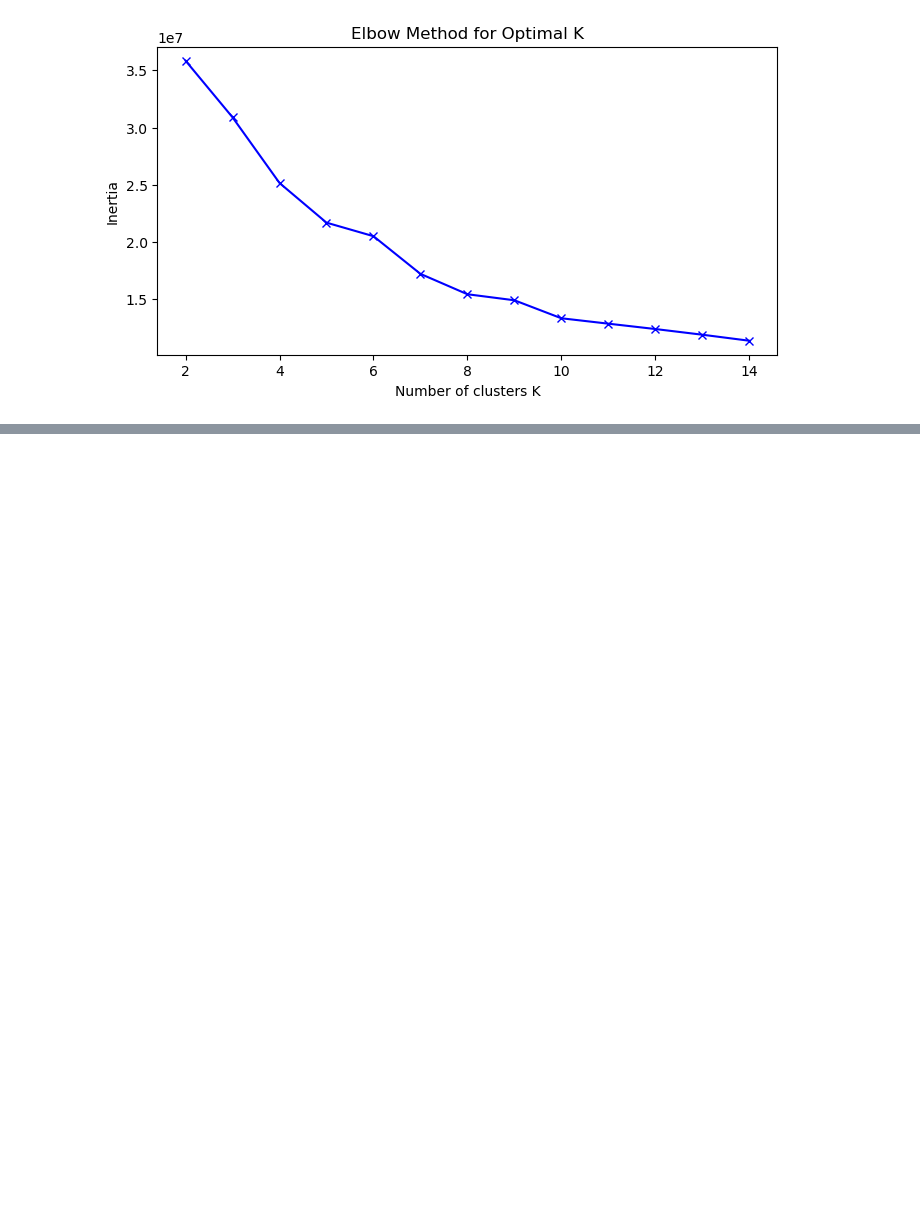
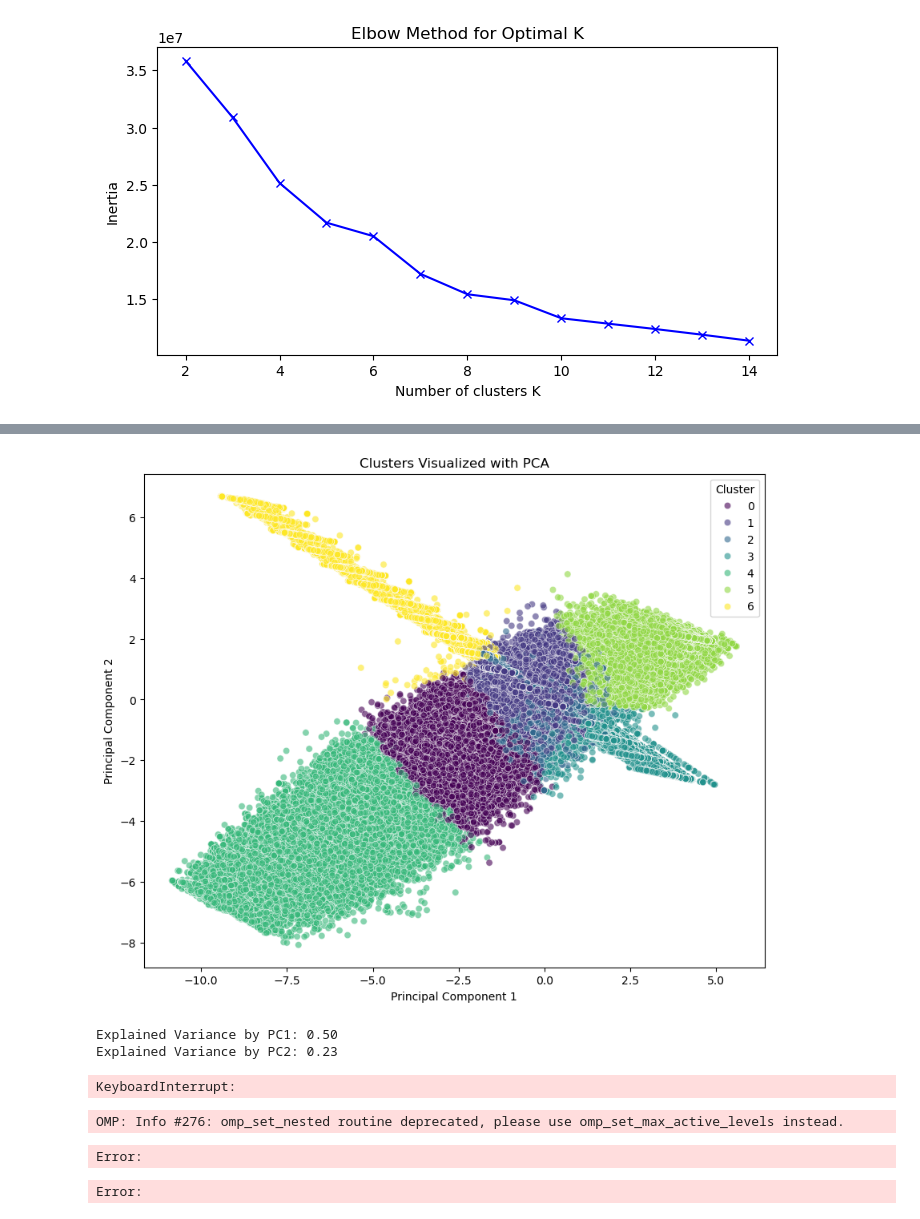
Before and after one commit to epfl-ada/ada-2024-project-x0x0, a Jupyter notebook: src/questions/KNN.ipynb, the cells around one changed output, grey strips where cells are left out. Saved outputs shown, nothing was run; the diff lists cells and outputs as text; code cells hidden in the pictures; blank space fills up the shorter version.

```diff
--- a/src/questions/KNN.ipynb
+++ b/src/questions/KNN.ipynb
@@ -129,0 +179,77 @@ if 'beer_state' in cluster_labels_df.columns:
+# %%
+features = X_scaled.drop('cluster', axis=1)
+
+pca = PCA(n_components=2, random_state=42)
+principal_components = pca.fit_transform(features)
+
+pca_df = pd.DataFrame(data=principal_components, columns=['PC1', 'PC2'])
+pca_df['Cluster'] = cluster_labels
+
+plt.figure(figsize=(10, 8))
+sns.scatterplot(
+    x='PC1', y='PC2',
+    hue='Cluster',
+    palette='viridis',
+    data=pca_df,
+    alpha=0.6
+)
+plt.title('Clusters Visualized with PCA')
+plt.xlabel('Principal Component 1')
+plt.ylabel('Principal Component 2')
+plt.legend(title='Cluster')
+plt.show()
+explained_variance = pca.explained_variance_ratio_
+print(f'Explained Variance by PC1: {explained_variance[0]:.2f}')
+print(f'Explained Variance by PC2: {explained_variance[1]:.2f}')
+# %% [output]
+[figure, added]
+Explained Variance by PC1: 0.50
+Explained Variance by PC2: 0.23
+# %%
+tsne = TSNE(n_components=2, random_state=42, perplexity=30, n_iter=1000)
+
+tsne_results = tsne.fit_transform(features)
+
+tsne_df = pd.DataFrame(data=tsne_results, columns=['Dim1', 'Dim2'])
+tsne_df['Cluster'] = cluster_labels
+
+plt.figure(figsize=(10, 8))
+sns.scatterplot(
+    x='Dim1', y='Dim2',
+    hue='Cluster',
+    palette='viridis',
+    data=tsne_df,
+    alpha=0.6
+)
+plt.title('Clusters Visualized with t-SNE')
+plt.xlabel('Dimension 1')
+plt.ylabel('Dimension 2')
+plt.legend(title='Cluster')
+plt.show()
+# %% [output]
+KeyboardInterrupt:
+# %%
+umap_reducer = umap.UMAP(n_components=2, random_state=42)
+
+umap_results = umap_reducer.fit_transform(features)
+
+umap_df = pd.DataFrame(data=umap_results, columns=['UMAP1', 'UMAP2'])
+umap_df['Cluster'] = cluster_labels
+
+plt.figure(figsize=(10, 8))
+sns.scatterplot(
+    x='UMAP1', y='UMAP2',
+    hue='Cluster',
+    palette='viridis',
+    data=umap_df,
+    alpha=0.6
+)
+plt.title('Clusters Visualized with UMAP')
+plt.xlabel('UMAP Dimension 1')
+plt.ylabel('UMAP Dimension 2')
+plt.legend(title='Cluster')
+plt.show()
+# %% [output]
+OMP: Info #276: omp_set_nested routine deprecated, please use omp_set_max_active_levels instead.
+Error:
+Error:
```
Also changed, not shown: parts of 10 cells of this notebook.
